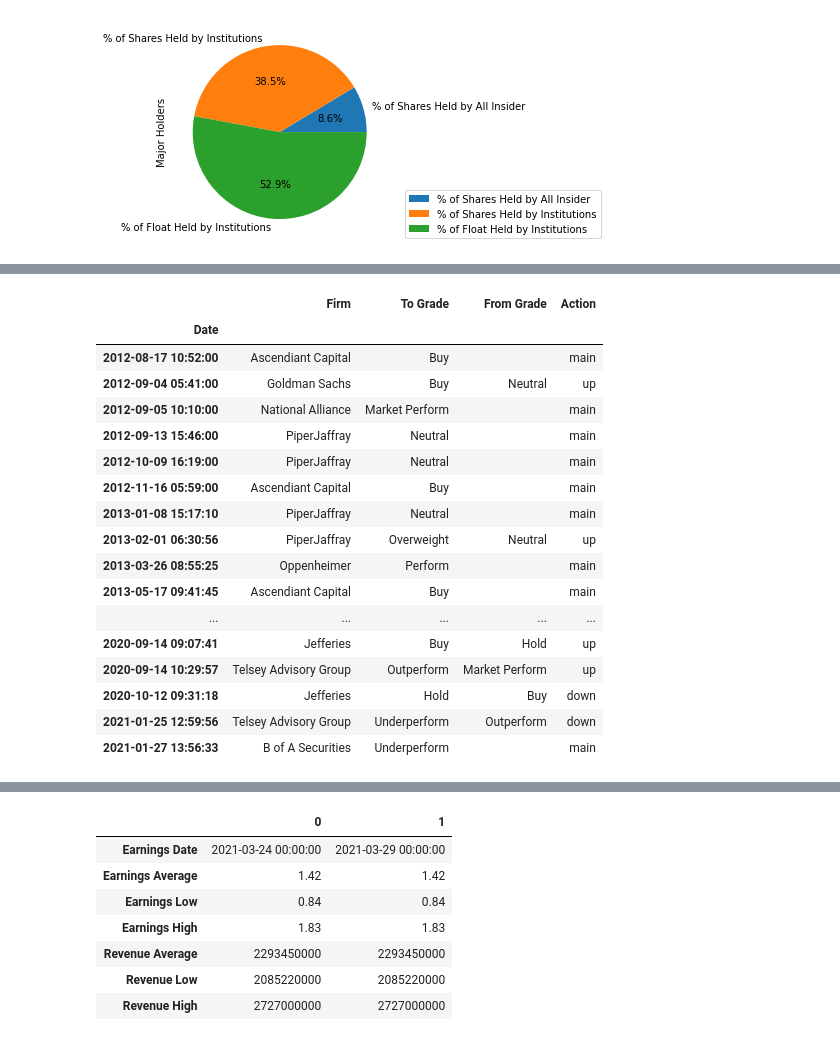
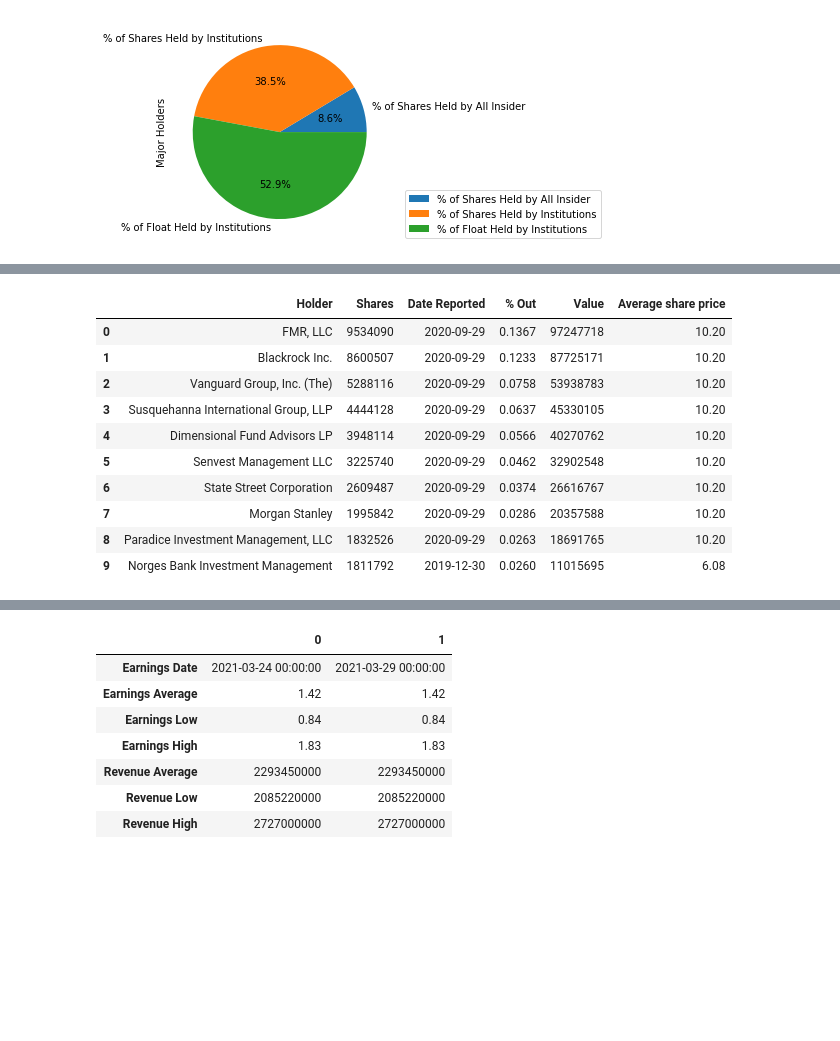
Before and after one commit to The-Short-Squeeze/GameStop-Data, a Jupyter notebook: gme-yfinance.ipynb, the cells around one changed output, grey strips where cells are left out. Cells and saved outputs as stored; diff of their text form; code cells hidden in the pictures; blank space fills up the shorter version.

```diff
--- a/gme-yfinance.ipynb
+++ b/gme-yfinance.ipynb
@@ -227,21 +171,18 @@ gme.institutional_holders
-# %%
-gme.recommendations
-# %% [output]
-|  | Firm | To Grade | From Grade | Action |
-| Date |  |  |  |  |
-| 2012-08-17 10:52:00 | Ascendiant Capital | Buy |  | main |
-| 2012-09-04 05:41:00 | Goldman Sachs | Buy | Neutral | up |
-| 2012-09-05 10:10:00 | National Alliance | Market Perform |  | main |
-| 2012-09-13 15:46:00 | PiperJaffray | Neutral |  | main |
-| 2012-10-09 16:19:00 | PiperJaffray | Neutral |  | main |
-| 2012-11-16 05:59:00 | Ascendiant Capital | Buy |  | main |
-| 2013-01-08 15:17:10 | PiperJaffray | Neutral |  | main |
-| 2013-02-01 06:30:56 | PiperJaffray | Overweight | Neutral | up |
-| 2013-03-26 08:55:25 | Oppenheimer | Perform |  | main |
-| 2013-05-17 09:41:45 | Ascendiant Capital | Buy |  | main |
-| ... | ... | ... | ... | ... |
-| 2020-09-14 09:07:41 | Jefferies | Buy | Hold | up |
-| 2020-09-14 10:29:57 | Telsey Advisory Group | Outperform | Market Perform | up |
-| 2020-10-12 09:31:18 | Jefferies | Hold | Buy | down |
-| 2021-01-25 12:59:56 | Telsey Advisory Group | Underperform | Outperform | down |
-| 2021-01-27 13:56:33 | B of A Securities | Underperform |  | main |
+# %%
+# Get institutions
+institutions = gme.institutional_holders
+institutions["Average share price"] = institutions["Value"]/institutions["Shares"]
+
+institutions
+# %% [output]
+|  | Holder | Shares | Date Reported | % Out | Value | Average share price |
+| 0 | FMR, LLC | 9534090 | 2020-09-29 | 0.1367 | 97247718 | 10.20 |
+| 1 | Blackrock Inc. | 8600507 | 2020-09-29 | 0.1233 | 87725171 | 10.20 |
+| 2 | Vanguard Group, Inc. (The) | 5288116 | 2020-09-29 | 0.0758 | 53938783 | 10.20 |
+| 3 | Susquehanna International Group, LLP | 4444128 | 2020-09-29 | 0.0637 | 45330105 | 10.20 |
+| 4 | Dimensional Fund Advisors LP | 3948114 | 2020-09-29 | 0.0566 | 40270762 | 10.20 |
+| 5 | Senvest Management LLC | 3225740 | 2020-09-29 | 0.0462 | 32902548 | 10.20 |
+| 6 | State Street Corporation | 2609487 | 2020-09-29 | 0.0374 | 26616767 | 10.20 |
+| 7 | Morgan Stanley | 1995842 | 2020-09-29 | 0.0286 | 20357588 | 10.20 |
+| 8 | Paradice Investment Management, LLC | 1832526 | 2020-09-29 | 0.0263 | 18691765 | 10.20 |
+| 9 | Norges Bank Investment Management | 1811792 | 2019-12-30 | 0.0260 | 11015695 | 6.08 |
```
Also changed, not shown: parts of 13 cells of this notebook.
